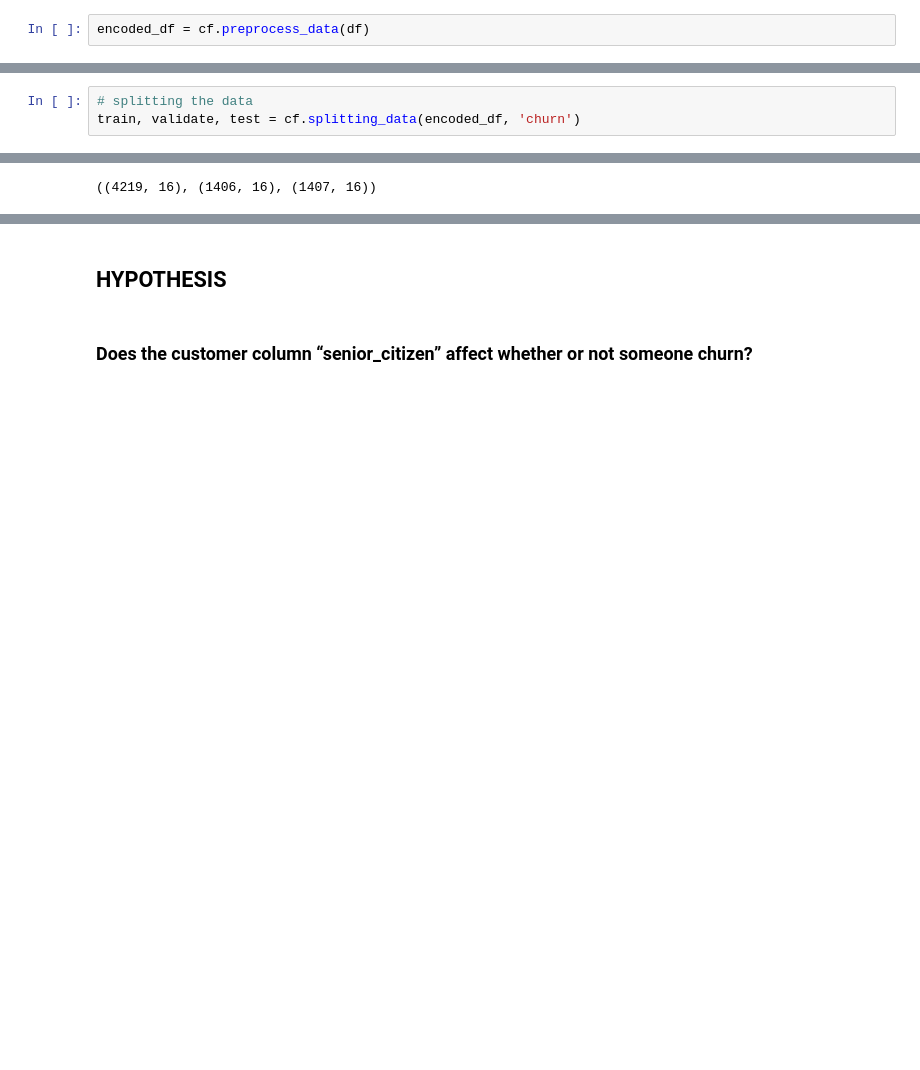
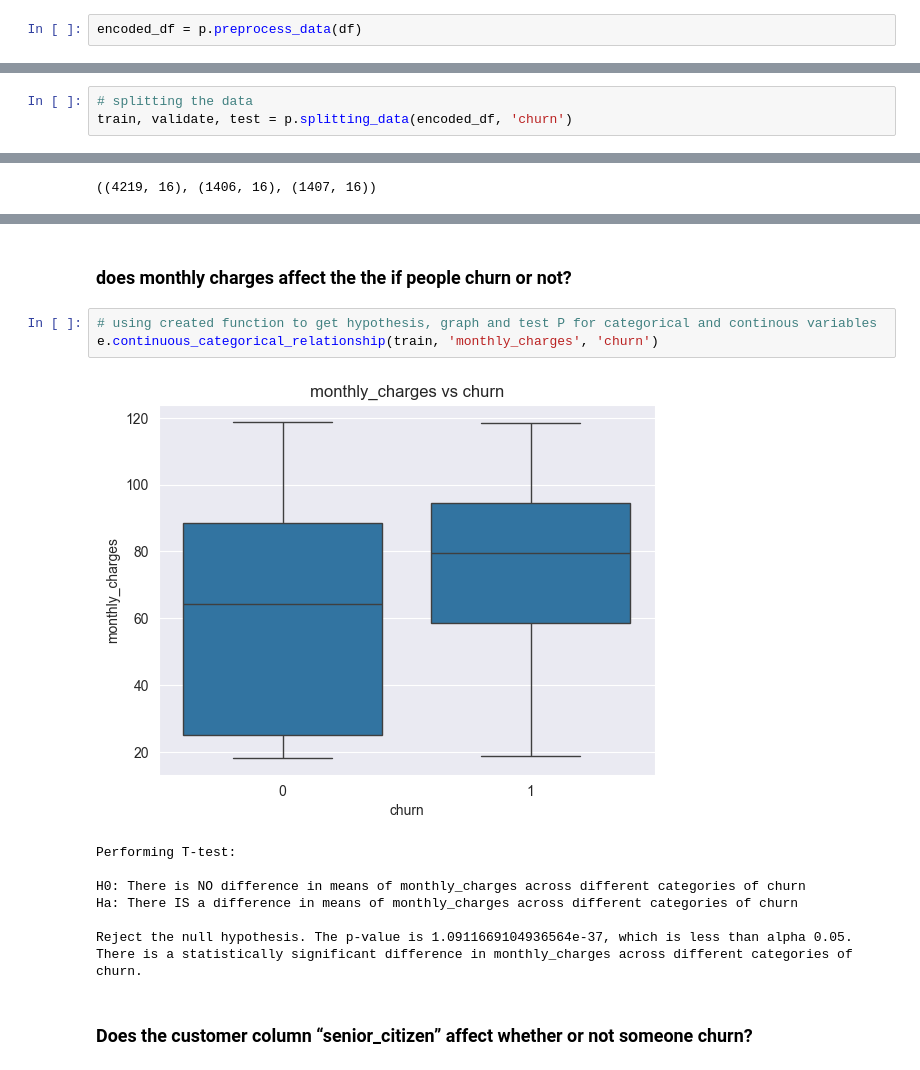
Before and after one commit to christopher-baez/classification-project, a Jupyter notebook: final_notebook.ipynb, the cells around one changed output, grey strips where cells are left out. Saved outputs shown, nothing was run; the diff lists cells and outputs as text; blank space fills up the shorter version.

```diff
--- a/final_notebook.ipynb
+++ b/final_notebook.ipynb
@@ -86,7 +92,7 @@ df.head()
 # %% [markdown]
 # PREPROCESS
 # %%
-encoded_df = cf.preprocess_data(df)
+encoded_df = p.preprocess_data(df)
 # %% [markdown]
 #### function description
 >Preprocesses the data by encoding various features into binary format and removing the original columns.
@@ -125,7 +131,7 @@ cat_var, cont_var = cf.categorize_columns(encoded_df)
 ### data splitting
 # %%
 # splitting the data
-train, validate, test = cf.splitting_data(encoded_df, 'churn')
+train, validate, test = p.splitting_data(encoded_df, 'churn')
 # %%
 # checking out new variable
 train.shape, validate.shape, test.shape
@@ -217,5 +142,17 @@ for x in cont_var:
-# %% [markdown]
-## HYPOTHESIS
+# %% [markdown]
+### does monthly charges affect the the if people churn or not?
+# %%
+# using created function to get hypothesis, graph and test P for categorical and continous variables
+e.continuous_categorical_relationship(train, 'monthly_charges', 'churn')
+# %% [output]
+[figure, added]
+Performing T-test:
+
+H0: There is NO difference in means of monthly_charges across different categories of churn
+Ha: There IS a difference in means of monthly_charges across different categories of churn
+
+Reject the null hypothesis. The p-value is 1.0911669104936564e-37, which is less than alpha 0.05.
+There is a statistically significant difference in monthly_charges across different categories of churn.
 # %% [markdown]
 ### Does the customer column “senior_citizen” affect whether or not someone churn?
 # %%
```
Also changed, not shown: parts of 32 cells of this notebook, 5 other files.
